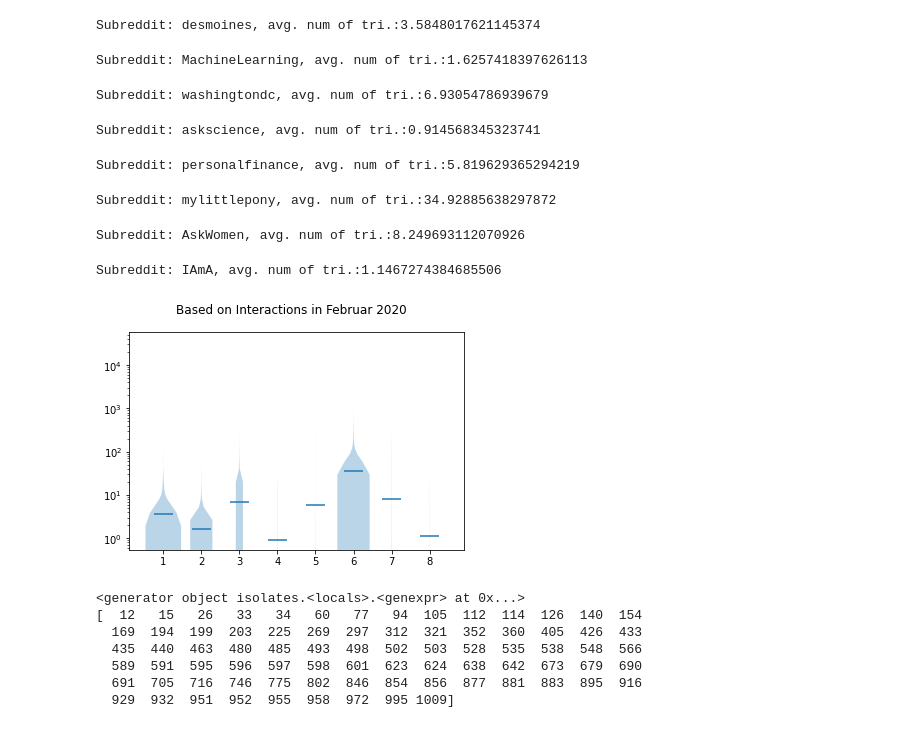
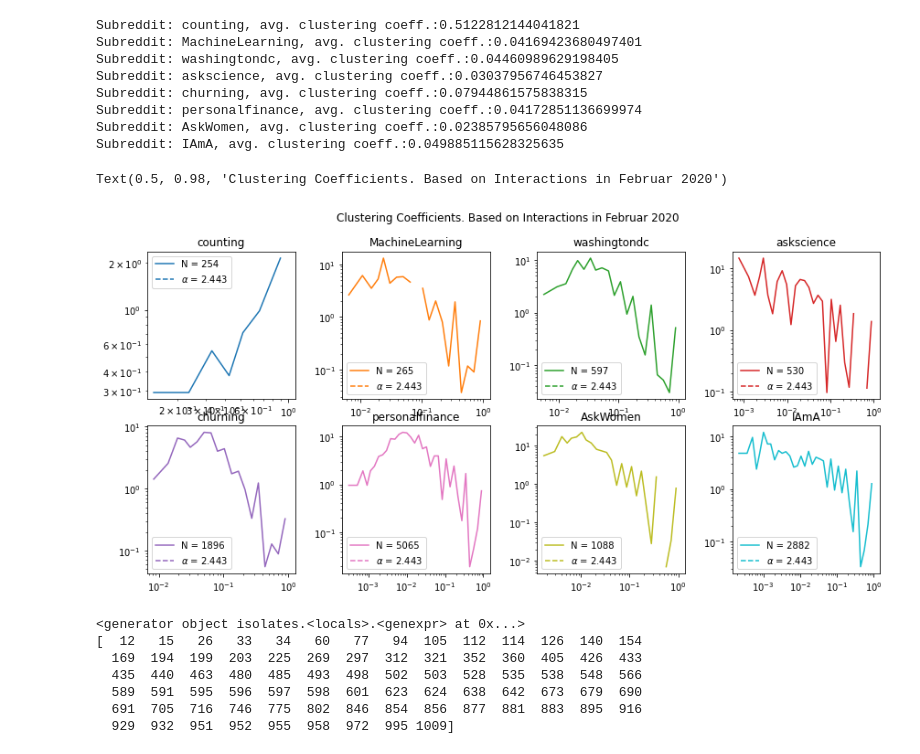
Before and after one commit to vneuhaus/InteractionNetworks, a Jupyter notebook: graph.ipynb, the cells around one changed output. Drawn from its saved outputs; the diff is of its cells as text; code cells hidden in the pictures.

```diff
--- a/graph.ipynb
+++ b/graph.ipynb
@@ -126,7 +117,7 @@ def degree_histogram_directed(G, in_degree=False, out_degree=False):
         freq[d] += 1
     return freq
 # %%
-subreddits = ['desmoines', 'MachineLearning', 'washingtondc', 'askscience', 'mylittlepony', 'AskWomen']#, 'IAmA']
+subreddits = ['counting', 'churning', 'MachineLearning', 'washingtondc', 'askscience', 'personalfinance', 'AskWomen', 'IAmA']#, 'AskMen']
 fig, axis = plt.subplots(2,4)
 fig.set_figheight(6)
 fig.set_figwidth(12)
@@ -135,8 +126,7 @@ axis = axis.flatten()
 fig.tight_layout()
 fig.subplots_adjust(top=0.88)
 for idx, subreddit in enumerate(subreddits):
-    df = getDataframe(db,subreddit,start,end,'comments')
-    data = getMyParents(df)
+    data = getData(db,subreddit,start,end,'comments')
     num_users = data.shape[0]
     G = nx.MultiDiGraph()
     G.add_nodes_from(np.arange(num_users))
@@ -145,7 +135,11 @@ for idx, subreddit in enumerate(subreddits):
             G.add_edge(int(row[3]),row[4])
     in_degr = np.array(G.in_degree())[:,1]
     out_degr = np.array(G.out_degree())[:,1]
+    dist = np.abs(in_degr-out_degr)
+    ind = np.argpartition(dist, -10)[-10:]
+    print('Subreddit: {}, Top 10 outlier authors: {}'.format(subreddit,data[ind,0]))
     plotting.plotdegrees(in_degr, out_degr, axis[idx], color=clr[idx], subreddit=subreddit)
+    #del(data)
 fig.add_subplot(111, frameon=False)
 plt.tick_params(labelcolor='none', which='both', top=False, bottom=False, left=False, right=False)
 plt.xlabel('In Degree')
@@ -198,21 +169,19 @@ def powerlaw(data, ax=None, show_fit=True, xmin=1):
 # %%
-subreddits = ['desmoines', 'MachineLearning', 'washingtondc']#['MachineLearning', 'washingtondc', 'askscience', 'mylittlepony', 'AskWomen']
-fig, axis = plt.subplots(2,5)
-fig.set_figheight(9)
+subreddits = ['counting', 'churning', 'MachineLearning', 'washingtondc', 'askscience', 'personalfinance', 'AskWomen', 'IAmA']
+fig, axis = plt.subplots(2,8)
+fig.set_figheight(6)
 fig.set_figwidth(20)
 clr = ['tab:blue', 'tab:orange', 'tab:green','tab:red','tab:purple','tab:pink','tab:olive','tab:cyan']
 fig.tight_layout()
 fig.subplots_adjust(top=0.88)
 for idx, subreddit in enumerate(subreddits):
-    df = dh.getDataframe(db,subreddit,start,end,'comments')
-    data = dh.getMyParents(df)
+    data = getData(db,subreddit,start,end,'comments')
     num_users = data.shape[0]
     G = nx.MultiDiGraph()
     G.add_nodes_from(np.arange(num_users))
     for index, row in enumerate(data):
         if row[4] != -1 and not math.isnan(row[4]) and not math.isnan(row[3]):
             G.add_edge(int(row[3]),row[4])
-    G.remove_nodes_from(list(nx.isolates(G)))
     in_degr = np.array(G.in_degree())[:,1]
     out_degr = np.array(G.out_degree())[:,1]
     plotting.plotpowerlaw(in_degr, axis[0,idx],color=clr[idx],xmin=1)
@@ -269,33 +233,40 @@ Text(0.5, 0.98, 'Based on Interactions in Februar 2020')
 # %%
-subreddits = ['desmoines', 'MachineLearning', 'washingtondc', 'askscience', 'personalfinance', 'mylittlepony', 'AskWomen', 'IAmA']
+subreddits = ['counting', 'MachineLearning', 'washingtondc', 'askscience','churning', 'personalfinance', 'AskWomen', 'IAmA']#,# 'AskWomen', 'IAmA']
+fig, axis = plt.subplots(2,4)
+fig.set_figheight(6)
+fig.set_figwidth(12)
+axis = axis.flatten()
 clr = ['tab:blue', 'tab:orange', 'tab:green','tab:red','tab:purple','tab:pink','tab:olive','tab:cyan']
-tris = []
-fig ,axis = plt.subplots()
+fig.tight_layout()
+fig.subplots_adjust(top=0.88)
 for idx, subreddit in enumerate(subreddits):
-    df =  pd.read_pickle('dataframes/{}_dataframe.pkl'.format(subreddit))
-    num_users = int(df['user_id'].max())+1
+    data = getData(db,subreddit,start,end,'comments')
+    num_users = data.shape[0]
     G = nx.Graph()
     G.add_nodes_from(np.arange(num_users))
-    for index, row in tqdm(df.iterrows()):
-        if row['link_user_id'] != -1 and not math.isnan(row['link_user_id']) and not math.isnan(row['user_id']):
-            G.add_edge(row['user_id'],row['link_user_id'])
+    for index, row in enumerate(data):
+        if row[4] != -1 and not math.isnan(row[4]) and not math.isnan(row[3]):
+            G.add_edge(int(row[3]),row[4])
     G.remove_nodes_from(list(nx.isolates(G)))
-    triangles = np.array(list(nx.triangles(G).items()))[:,1]
-    tris.append(triangles)
-    print('Subreddit: {}, avg. num of tri.:{}'.format(subreddit,triangles.mean()))
-axis.violinplot(tris, widths=1,showmeans=True, showmedians=False, showextrema=False)
-axis.set_yscale('log')
-vp = fig.suptitle('Based on Interactions in Februar 2020')
+    clust = np.array(list(nx.clustering(G).items()))[:,1]
+    print('Subreddit: {}, avg. clustering coeff.:{}'.format(subreddit,clust.mean()))
+    plotting.plotpowerlaw(clust, axis[idx], show_fit=True ,color=clr[idx])
+    axis[idx].set_title(subreddit)
+    axis[idx].set_box_aspect(1)
+    #axis[idx].set_xscale('linear')
+    #axis[idx].set_yscale('linear')
+fig.suptitle('Clustering Coefficients. Based on Interactions in Februar 2020')
 # %% [output]
-Subreddit: desmoines, avg. num of tri.:3.5848017621145374
+Subreddit: counting, avg. clustering coeff.:0.5122812144041821
+Subreddit: MachineLearning, avg. clustering coeff.:0.04169423680497401
+Subreddit: washingtondc, avg. clustering coeff.:0.04460989629198405
+Subreddit: askscience, avg. clustering coeff.:0.03037956746453827
+Subreddit: churning, avg. clustering coeff.:0.07944861575838315
+Subreddit: personalfinance, avg. clustering coeff.:0.04172851136699974
+Subreddit: AskWomen, avg. clustering coeff.:0.02385795656048086
+Subreddit: IAmA, avg. clustering coeff.:0.049885115628325635
-Subreddit: MachineLearning, avg. num of tri.:1.6257418397626113
+Text(0.5, 0.98, 'Clustering Coefficients. Based on Interactions in Februar 2020')
-Subreddit: washingtondc, avg. num of tri.:6.93054786939679
-Subreddit: askscience, avg. num of tri.:0.914568345323741
-Subreddit: personalfinance, avg. num of tri.:5.819629365294219
-Subreddit: mylittlepony, avg. num of tri.:34.92885638297872
-Subreddit: AskWomen, avg. num of tri.:8.249693112070926
-Subreddit: IAmA, avg. num of tri.:1.1467274384685506
-[figure, old version]
+[figure, new version]
 # %%
 
 subreddit = 'desmoines'
```
Also changed, not shown: parts of 7 cells of this notebook, 1 other file.
